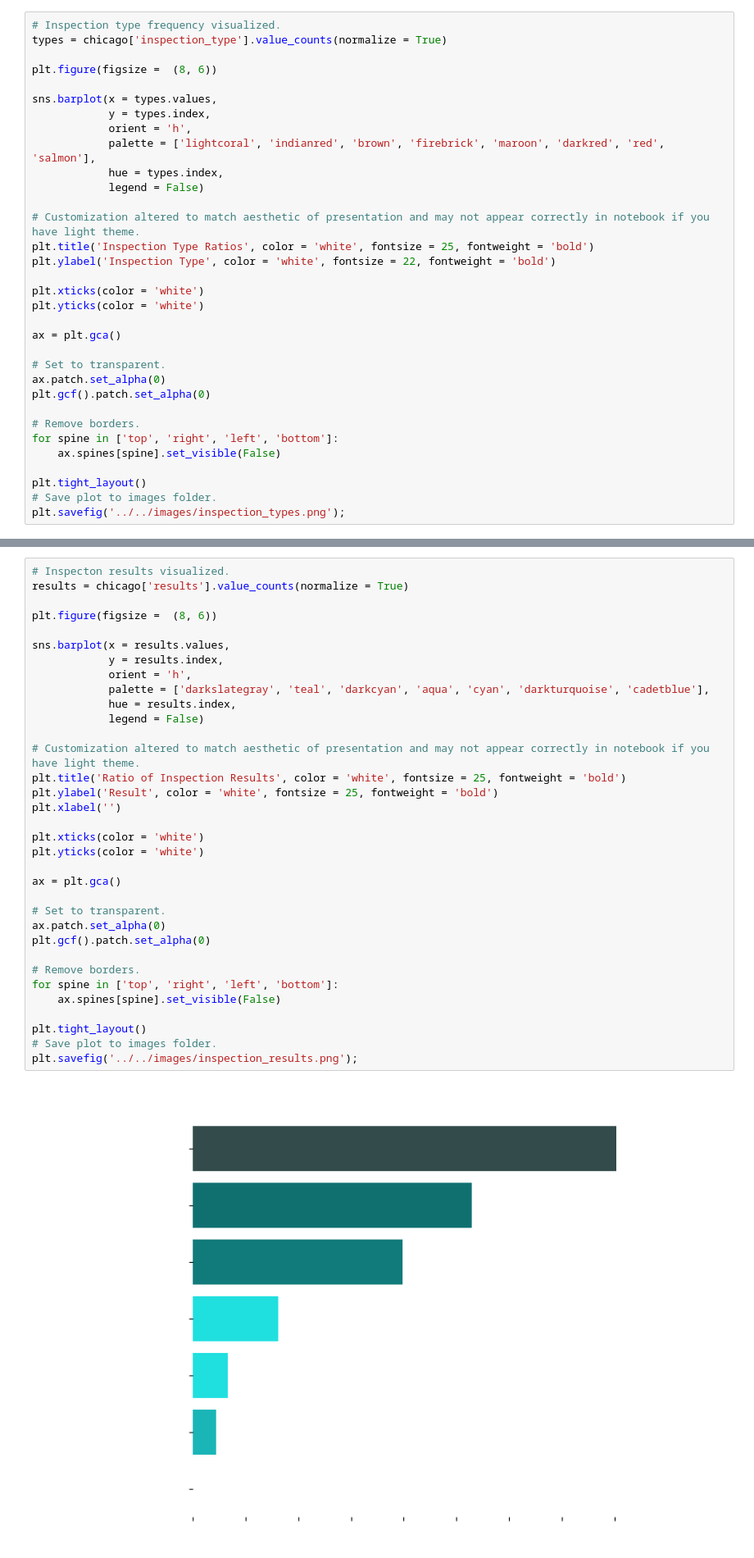
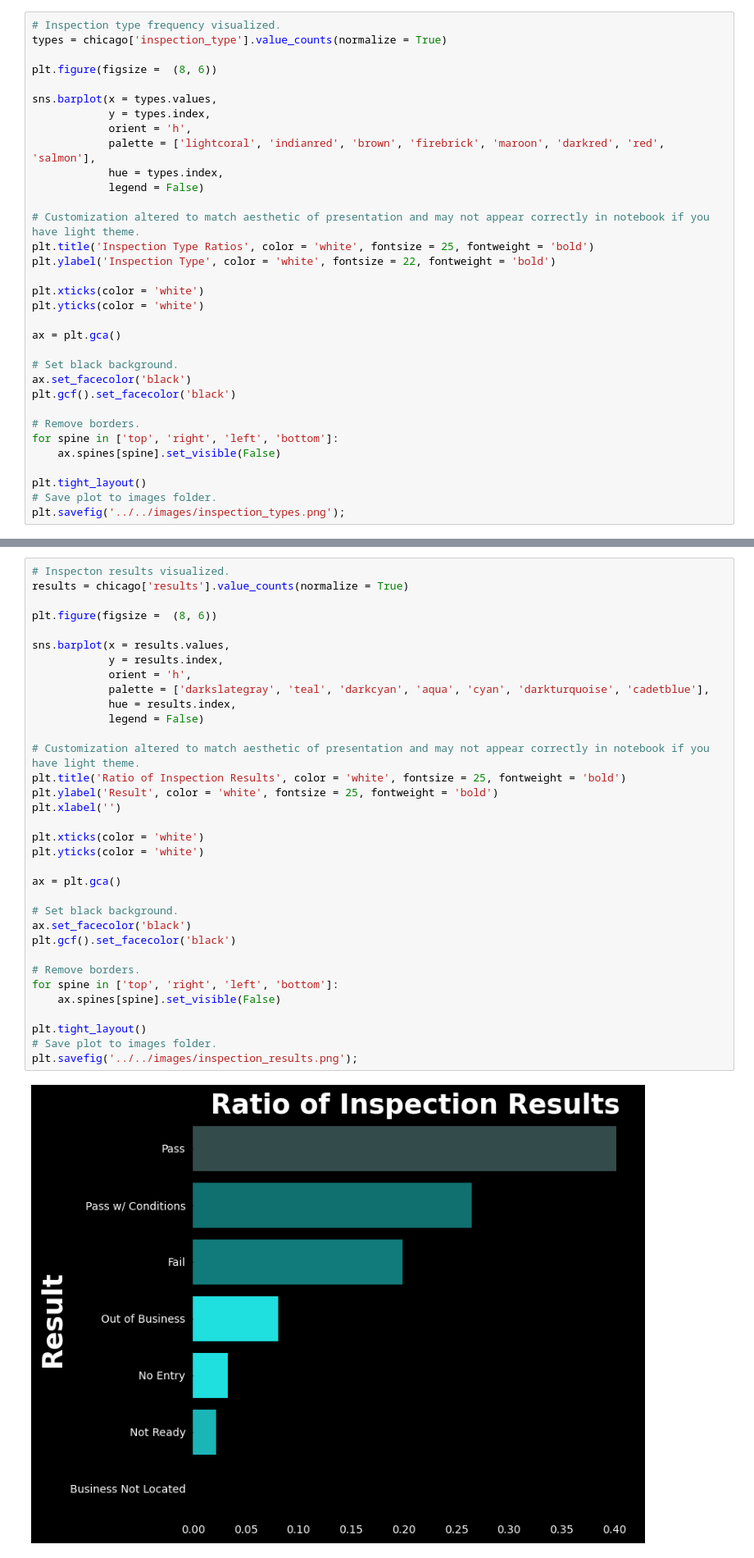
Before and after one commit to CharlesCro/food-inspections, a Jupyter notebook: code/notebooks/01_EDA.ipynb, the cells around one changed output, grey strips where cells are left out. Shown: that part at 82% size. Cells and saved outputs as stored; diff of their text form.

```diff
--- a/code/notebooks/01_EDA.ipynb
+++ b/code/notebooks/01_EDA.ipynb
@@ -265,9 +265,9 @@ plt.yticks(color = 'white')
 
 ax = plt.gca()
 
-# Set to transparent.
-ax.patch.set_alpha(0)
-plt.gcf().patch.set_alpha(0)
+# Set black background.
+ax.set_facecolor('black')
+plt.gcf().set_facecolor('black')
 
 # Remove borders.
 for spine in ['top', 'right', 'left', 'bottom']:
@@ -291,37 +291,37 @@ plt.savefig('../../images/inspection_types.png');
 results = chicago['results'].value_counts(normalize = True)
 
 plt.figure(figsize =  (8, 6))
 
 sns.barplot(x = results.values,
             y = results.index,
             orient = 'h',
             palette = ['darkslategray', 'teal', 'darkcyan', 'aqua', 'cyan', 'darkturquoise', 'cadetblue'],
             hue = results.index,
             legend = False)
 
 # Customization altered to match aesthetic of presentation and may not appear correctly in notebook if you have light theme.
 plt.title('Ratio of Inspection Results', color = 'white', fontsize = 25, fontweight = 'bold')
 plt.ylabel('Result', color = 'white', fontsize = 25, fontweight = 'bold')
 plt.xlabel('')
 
 plt.xticks(color = 'white')
 plt.yticks(color = 'white')
 
 ax = plt.gca()
 
-# Set to transparent.
-ax.patch.set_alpha(0)
-plt.gcf().patch.set_alpha(0)
+# Set black background.
+ax.set_facecolor('black')
+plt.gcf().set_facecolor('black')
 
 # Remove borders.
 for spine in ['top', 'right', 'left', 'bottom']:
     ax.spines[spine].set_visible(False)
 
 plt.tight_layout()
 # Save plot to images folder.
 plt.savefig('../../images/inspection_results.png');
 # %% [output]
-[figure, old version]
+[figure, new version]
 # %% [markdown]
 - More than 40% of inspections result in a **Pass**.
 - Almost 1 in 5 inspections result in a **Fail**.
```
Also changed, not shown: parts of 4 cells of this notebook, 8 other files.
